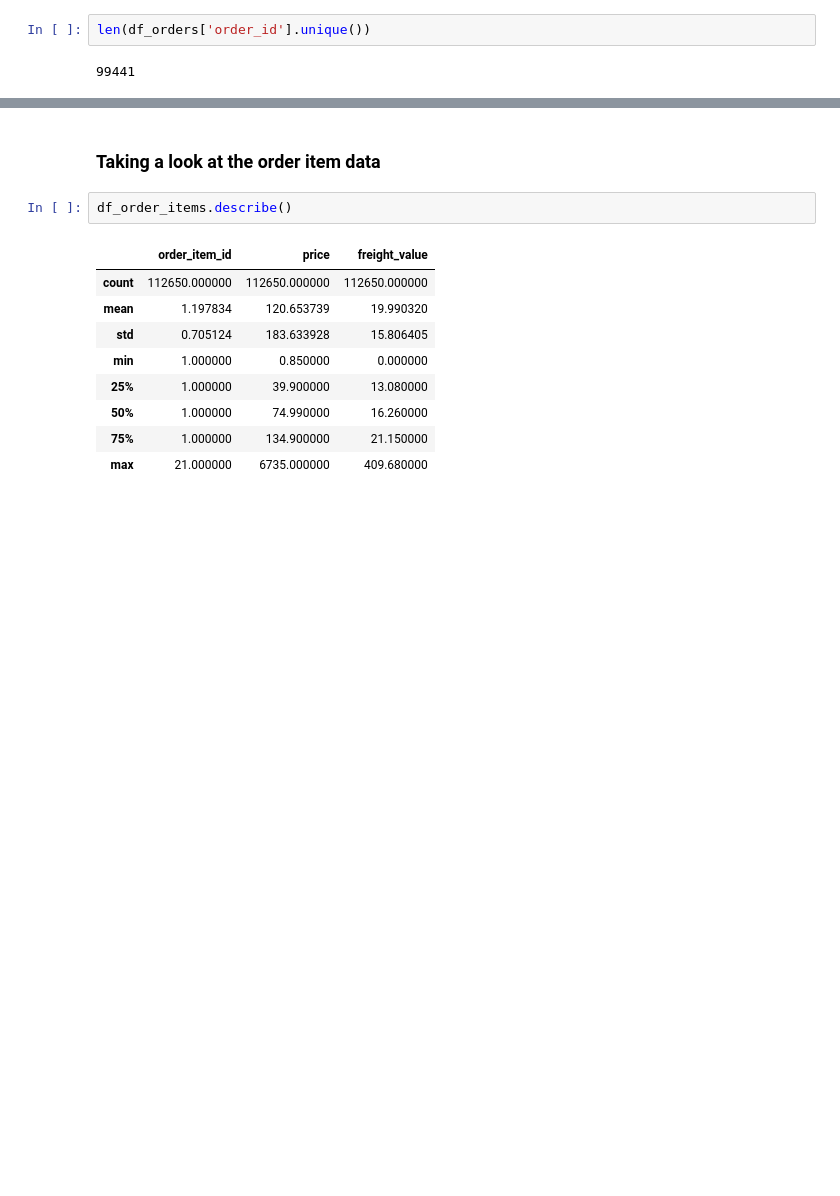
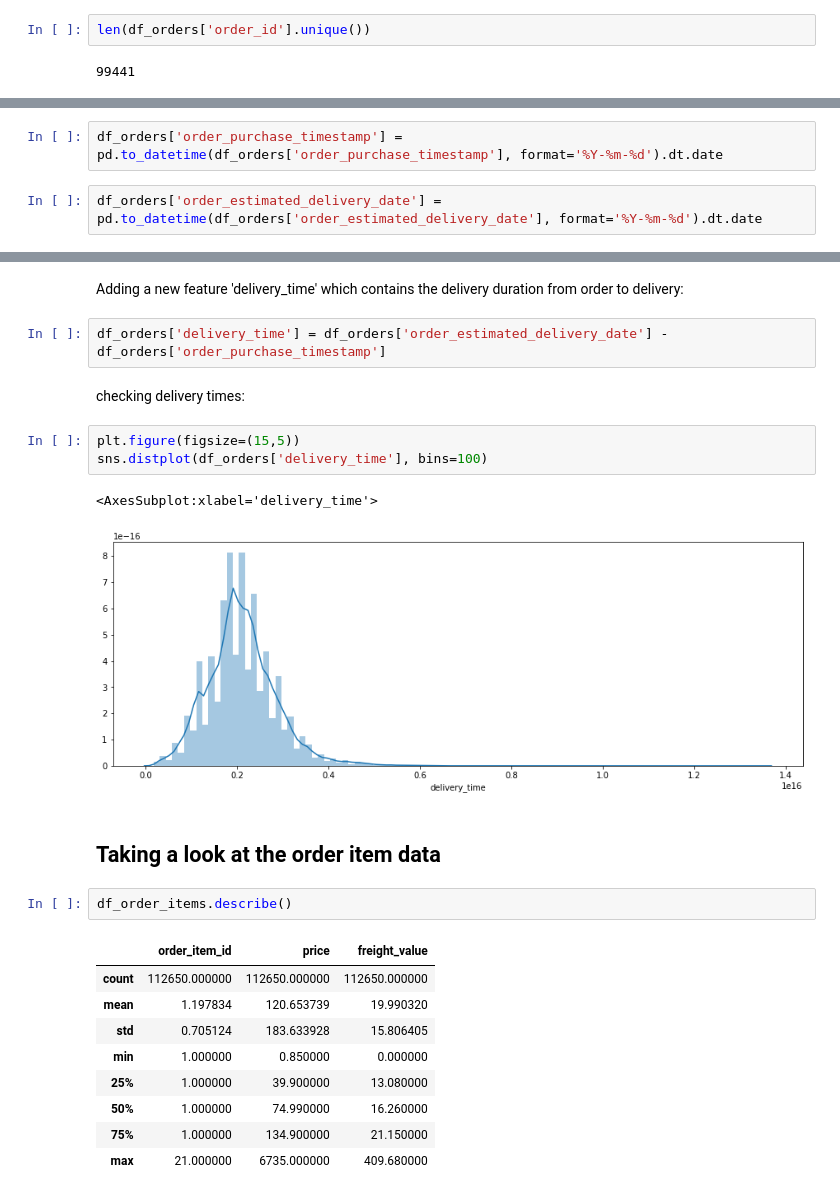
Before and after one commit to LarsTinnefeld/olist_ecom_analysis, a Jupyter notebook: olist_analysis.ipynb, the cells around one changed output, grey strips where cells are left out. Saved outputs shown, nothing was run; the diff lists cells and outputs as text; blank space fills up the shorter version.

```diff
--- a/olist_analysis.ipynb
+++ b/olist_analysis.ipynb
@@ -55,0 +68,4 @@ Contains order IDs with timestamps and customer. A few missing data in the date
+# %%
+df_orders['order_purchase_timestamp'] = pd.to_datetime(df_orders['order_purchase_timestamp'], format='%Y-%m-%d').dt.date
+# %%
+df_orders['order_estimated_delivery_date'] = pd.to_datetime(df_orders['order_estimated_delivery_date'], format='%Y-%m-%d').dt.date
@@ -56,5 +87,17 @@ Contains order IDs with timestamps and customer. A few missing data in the date
+# %% [markdown]
+Adding a new feature 'delivery_time' which contains the delivery duration from order to delivery:
+# %%
+df_orders['delivery_time'] = df_orders['order_estimated_delivery_date'] - df_orders['order_purchase_timestamp']
+# %% [markdown]
+checking delivery times:
+# %%
+plt.figure(figsize=(15,5))
+sns.distplot(df_orders['delivery_time'], bins=100)
+# %% [output]
+<AxesSubplot:xlabel='delivery_time'>
+[figure, added]
 # %% [markdown]
-### Taking a look at the order item data
+## Taking a look at the order item data
 # %%
 df_order_items.describe()
 # %% [output]
```
Also changed, not shown: parts of 9 cells of this notebook.
